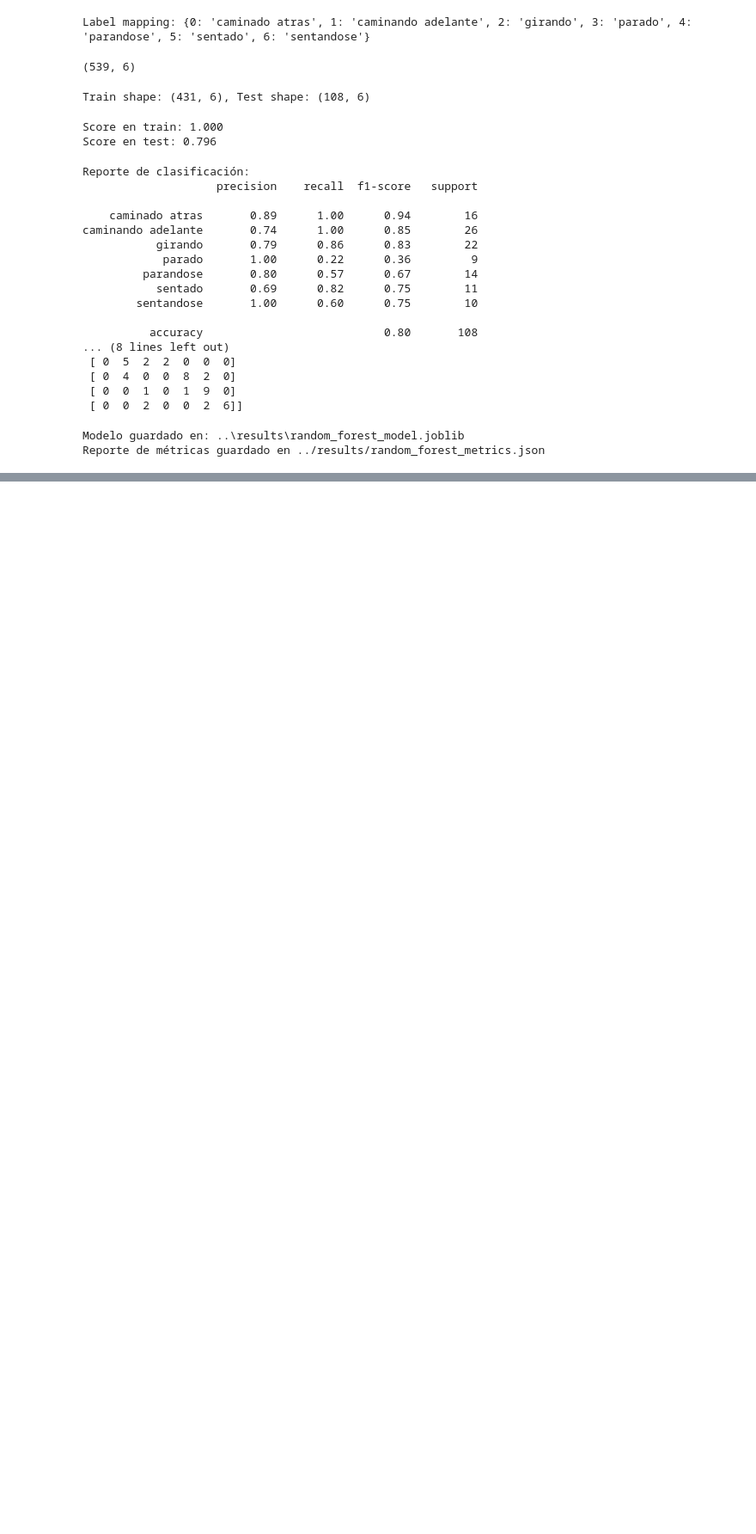
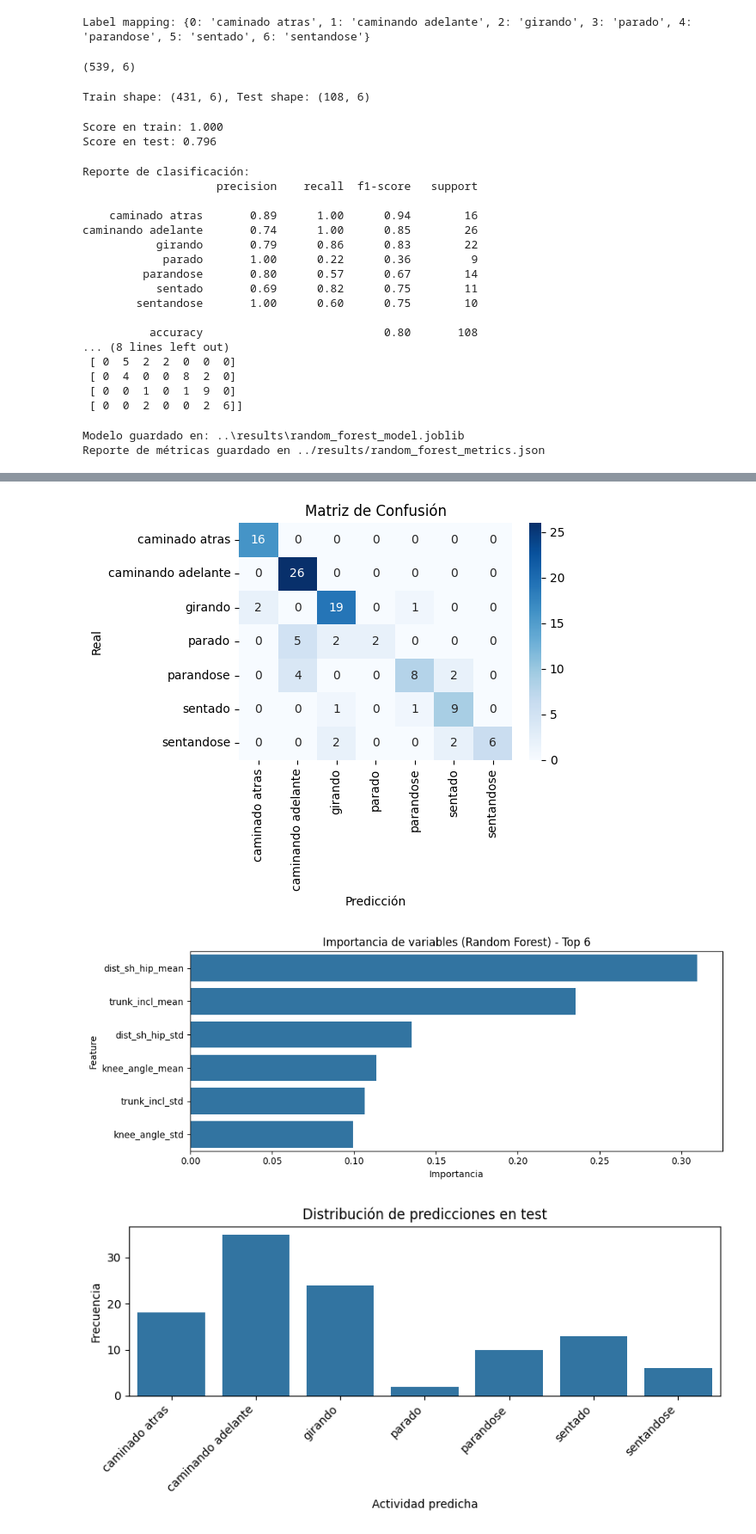
Before and after one commit to RonyOz/video-annotation-system, a Jupyter notebook: notebooks/modelos.ipynb, the cells around one changed output, grey strips where cells are left out. Shown at 86% size. Saved outputs shown, nothing was run; the diff lists cells and outputs as text; code cells hidden in the pictures; blank space fills up the shorter version.

Commit message:
add metrics analisys

```diff
--- a/notebooks/modelos.ipynb
+++ b/notebooks/modelos.ipynb
@@ -110,0 +115,55 @@ Reporte de métricas guardado en ../results/random_forest_metrics.json
+# %%
+# Gráficos útiles y métricas para análisis
+import matplotlib.pyplot as plt
+import seaborn as sns
+import numpy as np
+from sklearn.metrics import confusion_matrix
+
+# Nota: Este bloque asume que ya existen en el notebook las variables:
+# y_test, y_pred, clf, X, label_mapping
+
+# Matriz de confusión visual
+plt.figure(figsize=(6,5))
+cm = confusion_matrix(y_test, y_pred)
+sns.heatmap(cm, annot=True, fmt='d', cmap='Blues',
+            xticklabels=[label_mapping[i] for i in sorted(label_mapping)],
+            yticklabels=[label_mapping[i] for i in sorted(label_mapping)])
+plt.xlabel('Predicción')
+plt.ylabel('Real')
+plt.title('Matriz de Confusión')
+plt.tight_layout()
+plt.show()
+
+# Importancia de variables (solo muestra top 20 para legibilidad)
+importances = clf.feature_importances_
+indices = np.argsort(importances)[::-1]
+features = X.columns
+
+top_k = min(20, len(features))
+plt.figure(figsize=(10, max(4, 0.25 * top_k)))
+sns.barplot(x=importances[indices][:top_k], y=features[indices][:top_k], orient='h')
+plt.title('Importancia de variables (Random Forest) - Top {}'.format(top_k))
+plt.xlabel('Importancia')
+plt.ylabel('Feature')
+plt.tight_layout()
+plt.show()
+
+# Distribución de predicciones en test
+plt.figure(figsize=(8,4))
+sns.countplot(x=[label_mapping[i] for i in y_pred], order=[label_mapping[i] for i in sorted(label_mapping)])
+plt.title('Distribución de predicciones en test')
+plt.xlabel('Actividad predicha')
+plt.ylabel('Frecuencia')
+plt.xticks(rotation=45, ha='right')
+plt.tight_layout()
+plt.show()
+
+# Reporte adicional: tabla con precisión, recall y f1 por clase (si no está ya guardada)
+from sklearn.metrics import classification_report
+report_text = classification_report(y_test, y_pred, target_names=[label_mapping[i] for i in sorted(label_mapping)])
+print("Reporte de clasificación:\n")
+print(report_text)
+# %% [output]
+[figure, added]
+[figure, added]
+[figure, added]
```
Also changed, not shown: parts of 2 cells of this notebook.
